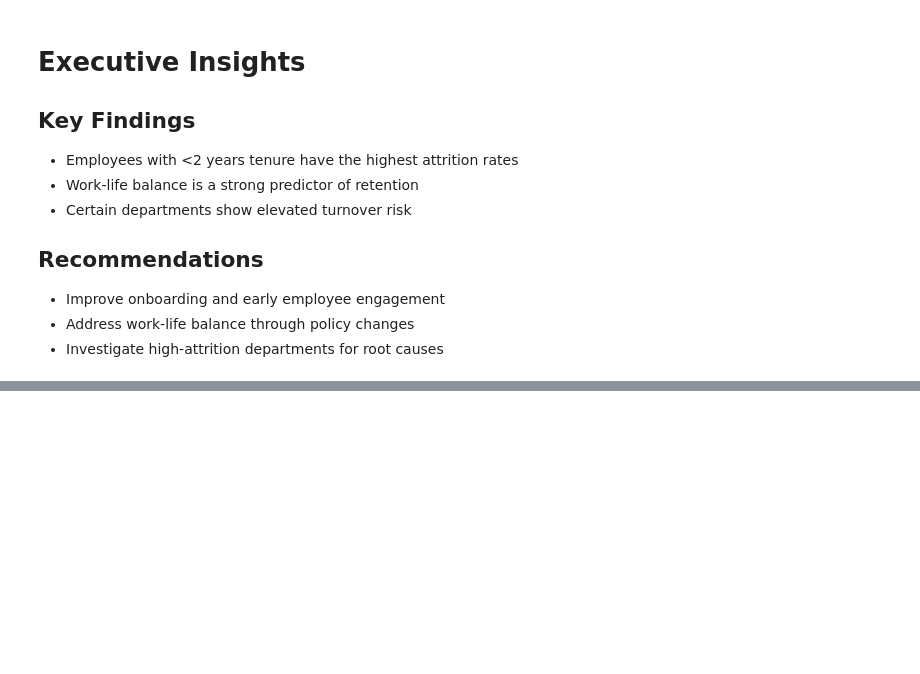
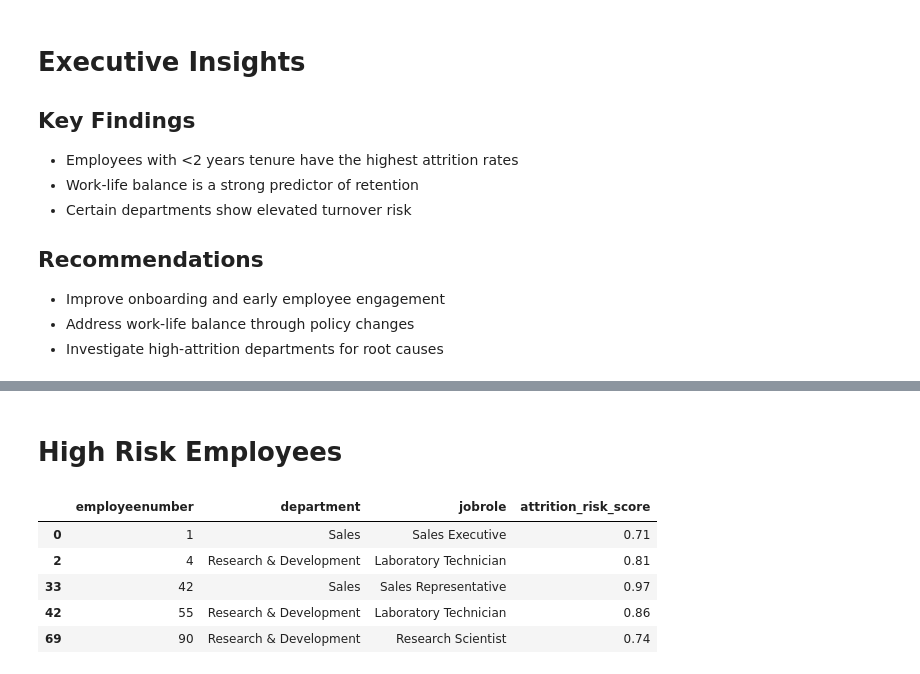
Before and after one commit to wpbates223/HR_Analytics_Project, a Jupyter notebook: notebooks/hr_analysis.ipynb, the cells around one changed output, grey strips where cells are left out. Saved outputs shown, nothing was run; the diff lists cells and outputs as text; code cells hidden in the pictures; blank space fills up the shorter version.

```diff
--- a/notebooks/hr_analysis.ipynb
+++ b/notebooks/hr_analysis.ipynb
@@ -138,0 +149,18 @@ Employees with lower work-life balance scores are more likely to leave.
+# %% [markdown]
+# High Risk Employees
+# %%
+high_risk = df[df["risk_category"] == "High Risk"]
+
+high_risk[[
+    "employeenumber",
+    "department",
+    "jobrole",
+    "attrition_risk_score"
+]].head()
+# %% [output]
+|  | employeenumber | department | jobrole | attrition_risk_score |
+| 0 | 1 | Sales | Sales Executive | 0.71 |
+| 2 | 4 | Research & Development | Laboratory Technician | 0.81 |
+| 33 | 42 | Sales | Sales Representative | 0.97 |
+| 42 | 55 | Research & Development | Laboratory Technician | 0.86 |
+| 69 | 90 | Research & Development | Research Scientist | 0.74 |
```
Also changed, not shown: parts of 3 cells of this notebook, 1 other file.
